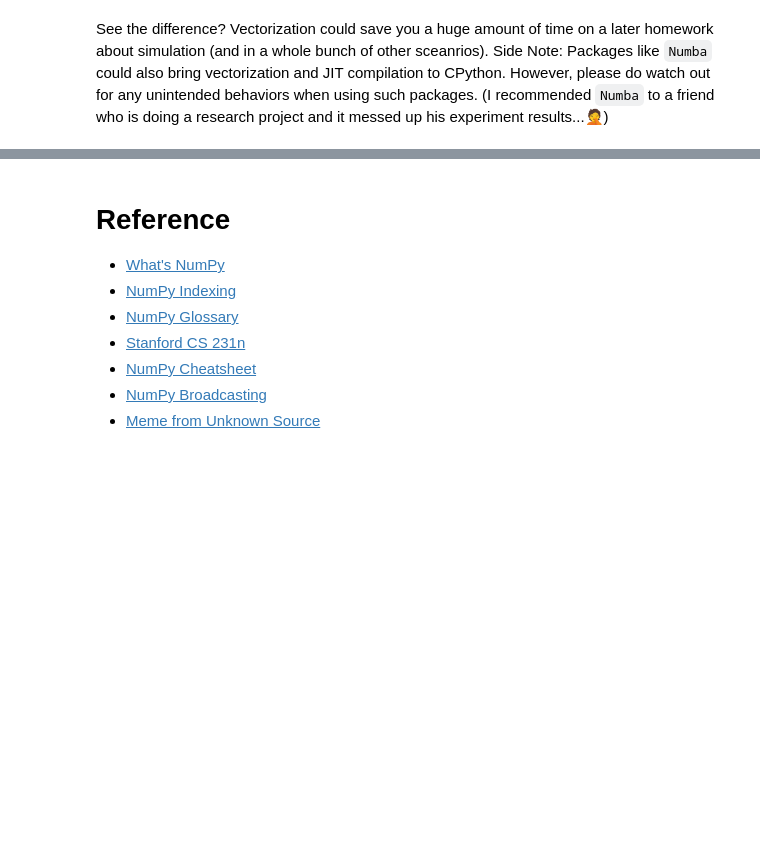
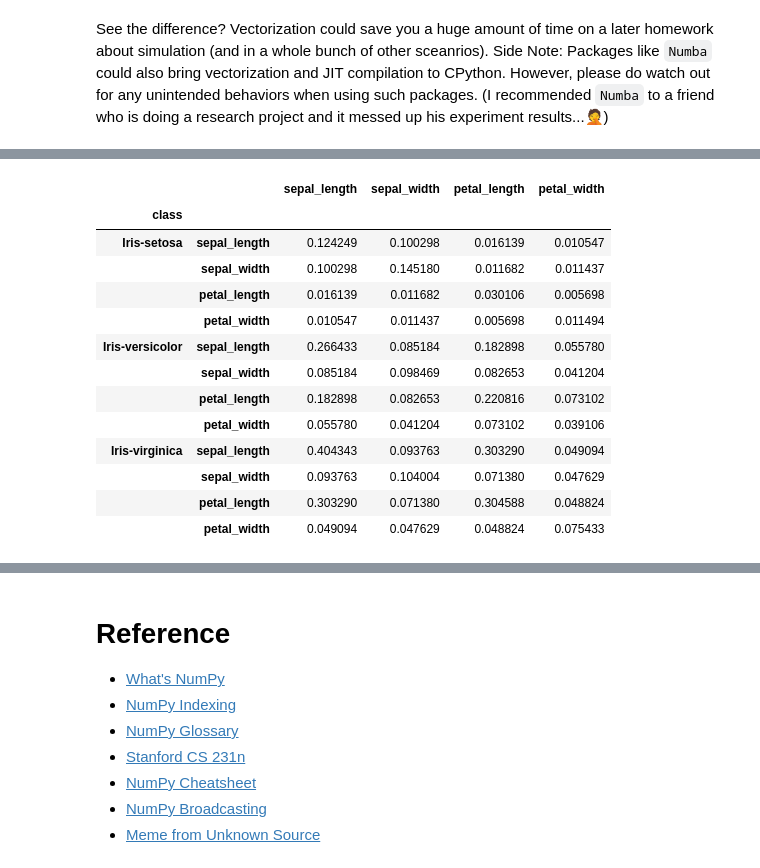
Before and after one commit to cs361-illinois/tutorial361, a Jupyter notebook: CS361_Python_Tutorial_Colab.ipynb, the cells around one changed output, grey strips where cells are left out. Drawn from its saved outputs; the diff is of its cells as text; code cells hidden in the pictures; blank space fills up the shorter version.

```diff
--- a/CS361_Python_Tutorial_Colab.ipynb
+++ b/CS361_Python_Tutorial_Colab.ipynb
@@ -993,0 +1276,17 @@ The slowest run took 29.31 times longer than the fastest. This could mean that a
+# %%
+iris_group.cov()
+# %% [output]
+|  |  | sepal_length | sepal_width | petal_length | petal_width |
+| class |  |  |  |  |  |
+| Iris-setosa | sepal_length | 0.124249 | 0.100298 | 0.016139 | 0.010547 |
+|  | sepal_width | 0.100298 | 0.145180 | 0.011682 | 0.011437 |
+|  | petal_length | 0.016139 | 0.011682 | 0.030106 | 0.005698 |
+|  | petal_width | 0.010547 | 0.011437 | 0.005698 | 0.011494 |
+| Iris-versicolor | sepal_length | 0.266433 | 0.085184 | 0.182898 | 0.055780 |
+|  | sepal_width | 0.085184 | 0.098469 | 0.082653 | 0.041204 |
+|  | petal_length | 0.182898 | 0.082653 | 0.220816 | 0.073102 |
+|  | petal_width | 0.055780 | 0.041204 | 0.073102 | 0.039106 |
+| Iris-virginica | sepal_length | 0.404343 | 0.093763 | 0.303290 | 0.049094 |
+|  | sepal_width | 0.093763 | 0.104004 | 0.071380 | 0.047629 |
+|  | petal_length | 0.303290 | 0.071380 | 0.304588 | 0.048824 |
+|  | petal_width | 0.049094 | 0.047629 | 0.048824 | 0.075433 |
```
Also changed, not shown: parts of 65 cells of this notebook.
